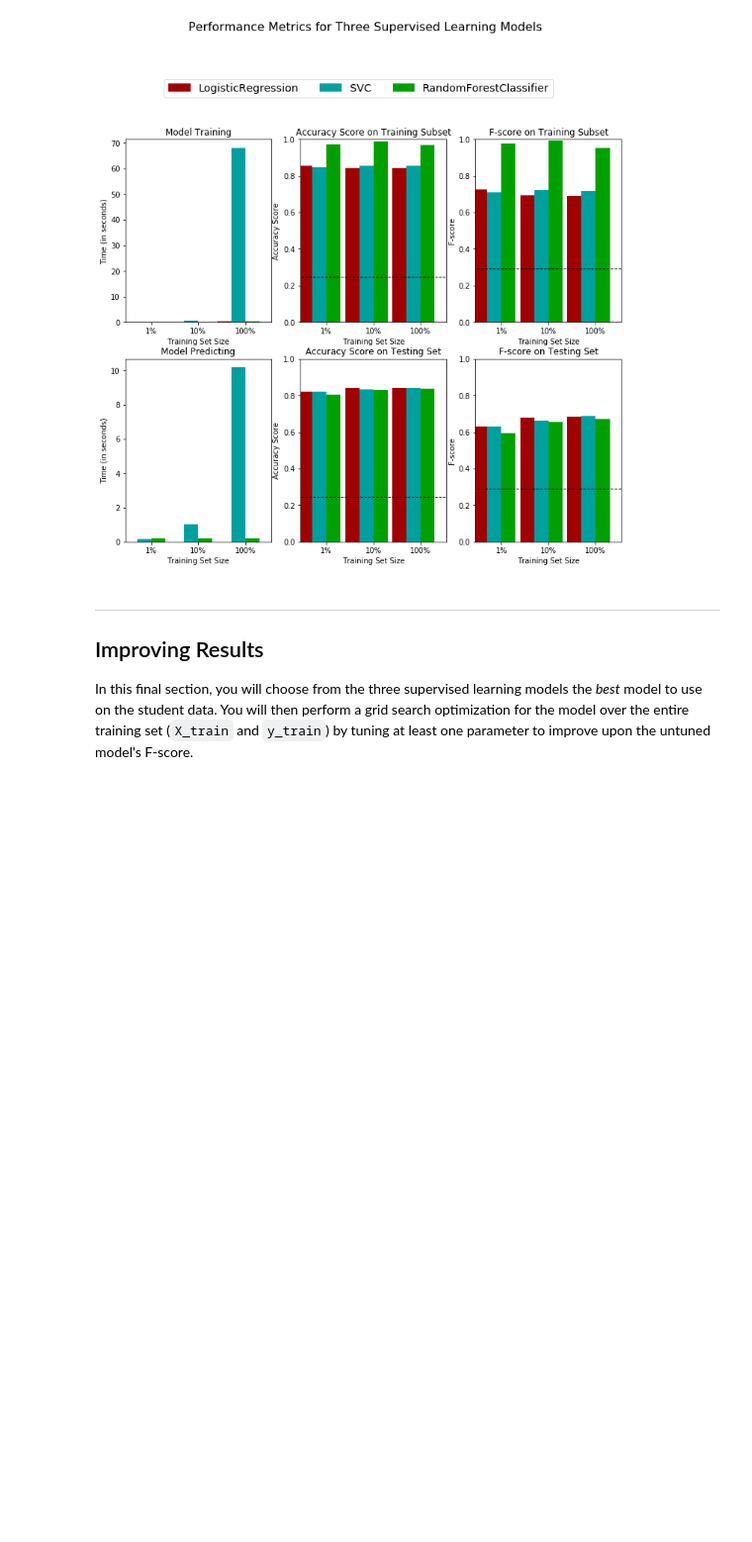
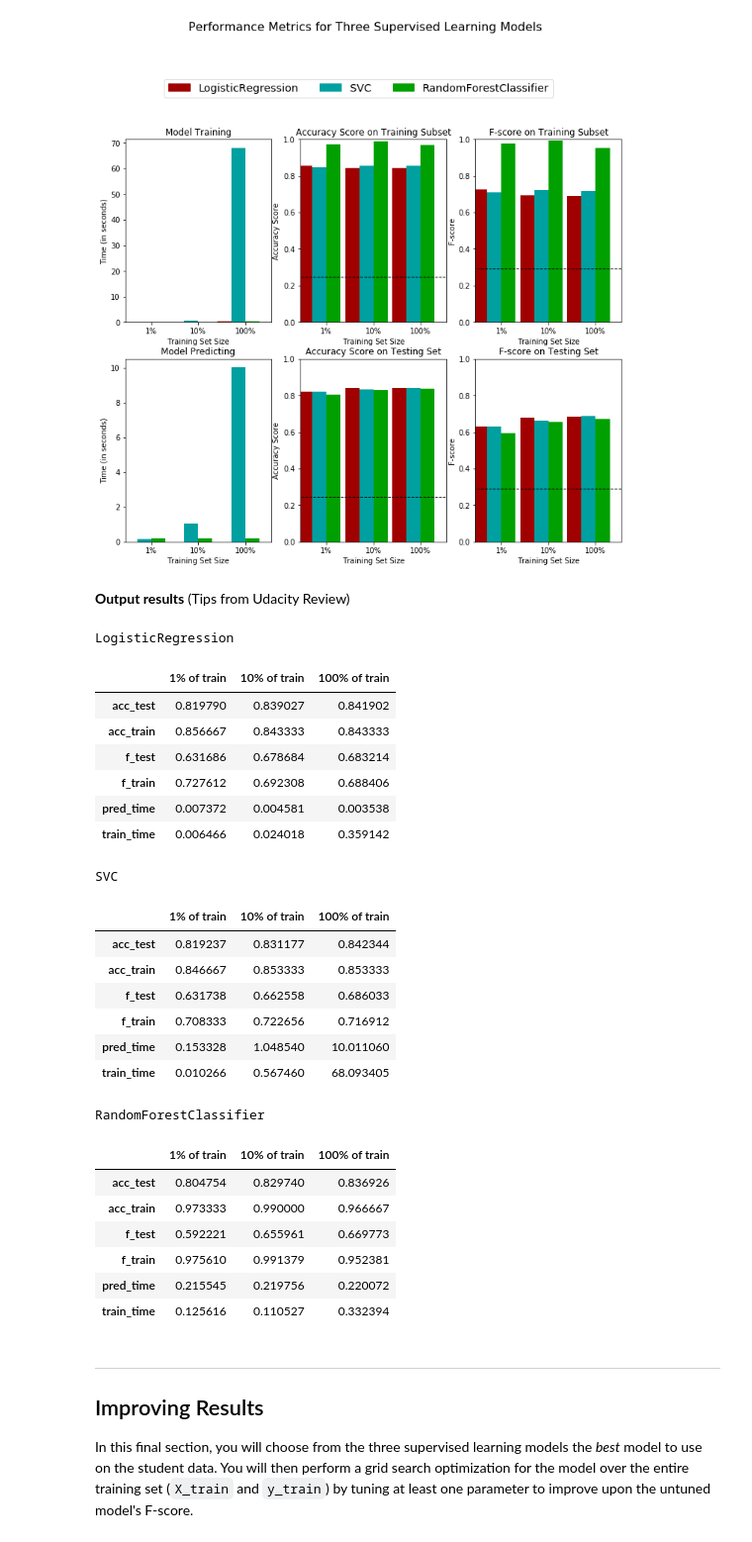
Before and after one commit to hangyuanbuaa/finding-donors, a Jupyter notebook: finding_donors.ipynb, the cells around one changed output. Shown: that part at 99% size. Saved outputs shown, nothing was run; the diff lists cells and outputs as text; code cells hidden in the pictures; blank space fills up the shorter version.

```diff
--- a/finding_donors.ipynb
+++ b/finding_donors.ipynb
@@ -235,6 +235,8 @@ print(encoded)
 # %% [output]
 64 total features after one-hot encoding.
 ['age', 'education-num', 'capital-gain', 'capital-loss', 'hours-per-week', 'workclass_ Federal-gov', 'workclass_ Local-gov', 'workclass_ Private', 'workclass_ Self-emp-inc', 'workclass_ Self-emp-not-i ...
+# %%
+income = income_raw.apply(lambda x:0 if x=='<=50K' else 1)
 # %% [markdown]
 ### Shuffle and Split Data
 Now all _categorical variables_ have been converted into numerical features, and all numerical features have been normalized. As always, we will now split the data (both features and their labels) into training and test sets. 80% of the data will be used for training and 20% for testing.
@@ -420,10 +424,10 @@ def train_predict(learner, sample_size, X_train, y_train, X_test, y_test):
     results['pred_time'] = end - start
 
     # TODO: Compute accuracy on the first 300 training samples which is y_train[:300]
-    results['acc_train'] = accuracy_score(predictions_train, y_train[:300])
+    results['acc_train'] = accuracy_score(y_train[:300], predictions_train)
 
     # TODO: Compute accuracy on test set using accuracy_score()
-    results['acc_test'] = accuracy_score(predictions_test, y_test)
+    results['acc_test'] = accuracy_score(y_test, predictions_test)
 
     # TODO: Compute F-score on the the first 300 training samples using fbeta_score()
     results['f_train'] = fbeta_score(y_train[:300], predictions_train, beta=0.5)
@@ -455,7 +459,7 @@ from sklearn.ensemble import RandomForestClassifier
 # TODO: Initialize the three models
 clf_A = LogisticRegression(random_state=42)
 clf_B = SVC(kernel='rbf', C=1.0, gamma=0.1, random_state=42)
-clf_C = RandomForestClassifier(n_estimators=10, n_jobs=-1, random_state=42)
+clf_C = RandomForestClassifier(n_jobs=-1, random_state=42)
 
 # TODO: Calculate the number of samples for 1%, 10%, and 100% of the training data
 # HINT: samples_100 is the entire training set i.e. len(y_train)
@@ -488,6 +492,37 @@ RandomForestClassifier trained on 36177 samples.
 vs.evaluate(results, accuracy, fscore)
 # %% [output]
 [figure]
+# %% [markdown]
+**Output results** (Tips from Udacity Review)
+# %%
+for i in results.items():
+    print(i[0])
+    display(pd.DataFrame(i[1]).rename(columns={0: '1% of train', 1: '10% of train', 2: '100% of train'}))
+# %% [output]
+LogisticRegression
+|  | 1% of train | 10% of train | 100% of train |
+| acc_test | 0.819790 | 0.839027 | 0.841902 |
+| acc_train | 0.856667 | 0.843333 | 0.843333 |
+| f_test | 0.631686 | 0.678684 | 0.683214 |
+| f_train | 0.727612 | 0.692308 | 0.688406 |
+| pred_time | 0.007372 | 0.004581 | 0.003538 |
+| train_time | 0.006466 | 0.024018 | 0.359142 |
+SVC
+|  | 1% of train | 10% of train | 100% of train |
+| acc_test | 0.819237 | 0.831177 | 0.842344 |
+| acc_train | 0.846667 | 0.853333 | 0.853333 |
+| f_test | 0.631738 | 0.662558 | 0.686033 |
+| f_train | 0.708333 | 0.722656 | 0.716912 |
+| pred_time | 0.153328 | 1.048540 | 10.011060 |
+| train_time | 0.010266 | 0.567460 | 68.093405 |
+RandomForestClassifier
+|  | 1% of train | 10% of train | 100% of train |
+| acc_test | 0.804754 | 0.829740 | 0.836926 |
+| acc_train | 0.973333 | 0.990000 | 0.966667 |
+| f_test | 0.592221 | 0.655961 | 0.669773 |
+| f_train | 0.975610 | 0.991379 | 0.952381 |
+| pred_time | 0.215545 | 0.219756 | 0.220072 |
+| train_time | 0.125616 | 0.110527 | 0.332394 |
 # %% [markdown]
 ----
 ## Improving Results
```
Also changed, not shown: parts of 26 cells of this notebook.
